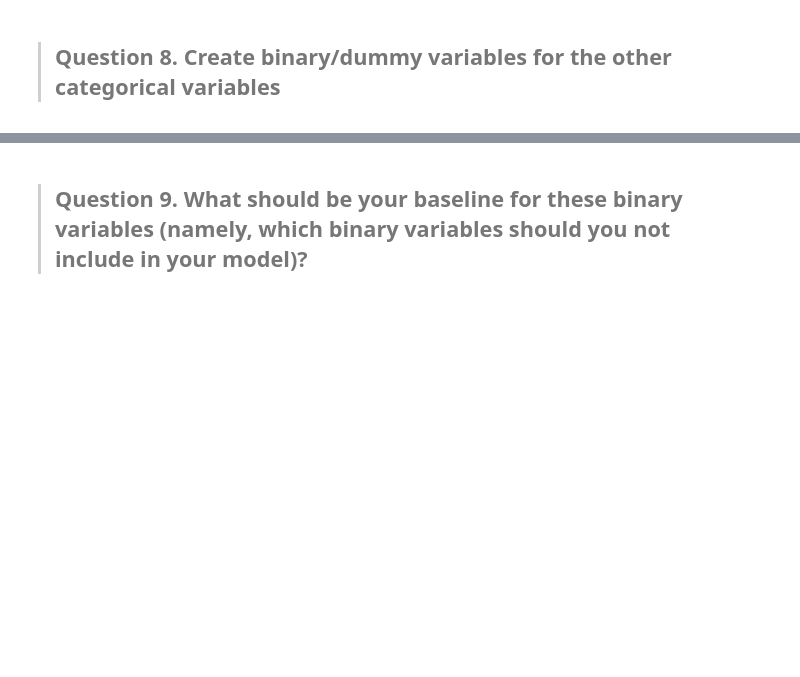
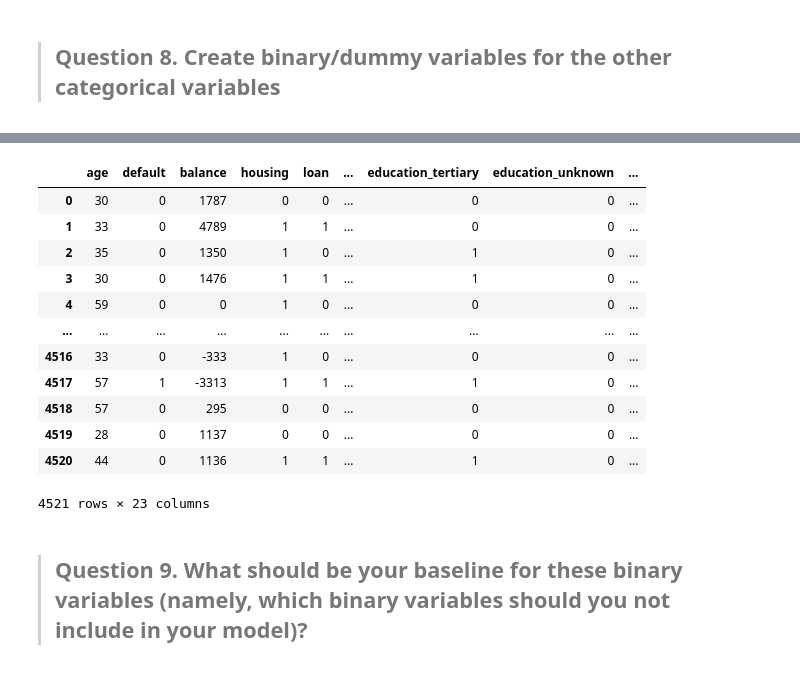
Before and after one commit to lingchiao/DS-SF-42, a Jupyter notebook: classes/10/notebooks/assignment-10-logistic-regression-starter-code.ipynb, the cells around one changed output, grey strips where cells are left out. Cells and saved outputs as stored; diff of their text form; code cells hidden in the pictures; blank space fills up the shorter version.

```diff
--- a/classes/10/notebooks/assignment-10-logistic-regression-starter-code.ipynb
+++ b/classes/10/notebooks/assignment-10-logistic-regression-starter-code.ipynb
@@ -129,0 +269,6 @@ Answer: TODO
+# %%
+# TODO
+
+df2 = df[['marital', 'education', 'contact']]
+# %%
+df2 = pd.get_dummies(df2)
@@ -129,0 +293,2 @@ Answer: TODO
+# %%
+df = df.join([df2])
@@ -129,0 +317,16 @@ Answer: TODO
+# %%
+df
+# %% [output]
+|  | age | default | balance | housing | loan | ... | education_tertiary | education_unknown | ... |
+| 0 | 30 | 0 | 1787 | 0 | 0 | ... | 0 | 0 | ... |
+| 1 | 33 | 0 | 4789 | 1 | 1 | ... | 0 | 0 | ... |
+| 2 | 35 | 0 | 1350 | 1 | 0 | ... | 1 | 0 | ... |
+| 3 | 30 | 0 | 1476 | 1 | 1 | ... | 1 | 0 | ... |
+| 4 | 59 | 0 | 0 | 1 | 0 | ... | 0 | 0 | ... |
+| ... | ... | ... | ... | ... | ... | ... | ... | ... | ... |
+| 4516 | 33 | 0 | -333 | 1 | 0 | ... | 0 | 0 | ... |
+| 4517 | 57 | 1 | -3313 | 1 | 1 | ... | 1 | 0 | ... |
+| 4518 | 57 | 0 | 295 | 0 | 0 | ... | 0 | 0 | ... |
+| 4519 | 28 | 0 | 1137 | 0 | 0 | ... | 0 | 0 | ... |
+| 4520 | 44 | 0 | 1136 | 1 | 1 | ... | 1 | 0 | ... |
+4521 rows × 23 columns
```
Also changed, not shown: parts of 39 cells of this notebook.
